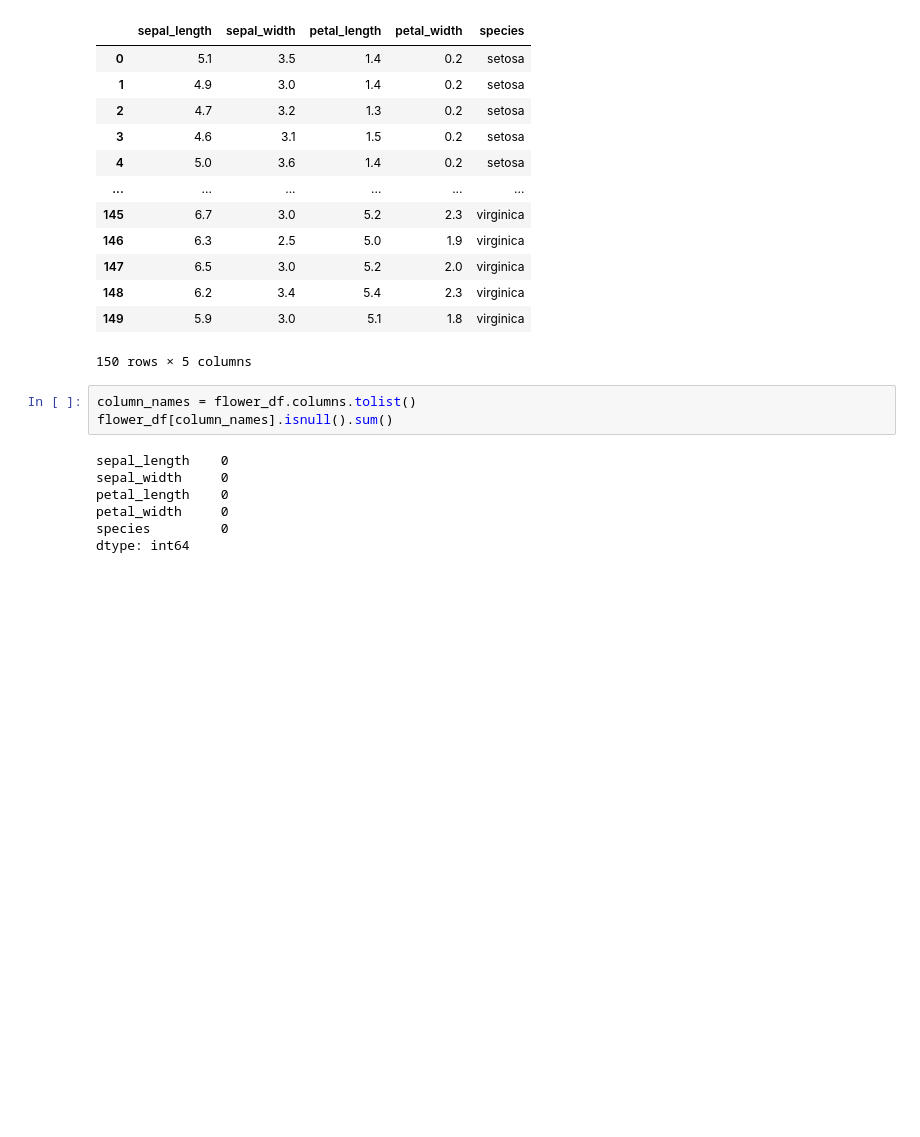
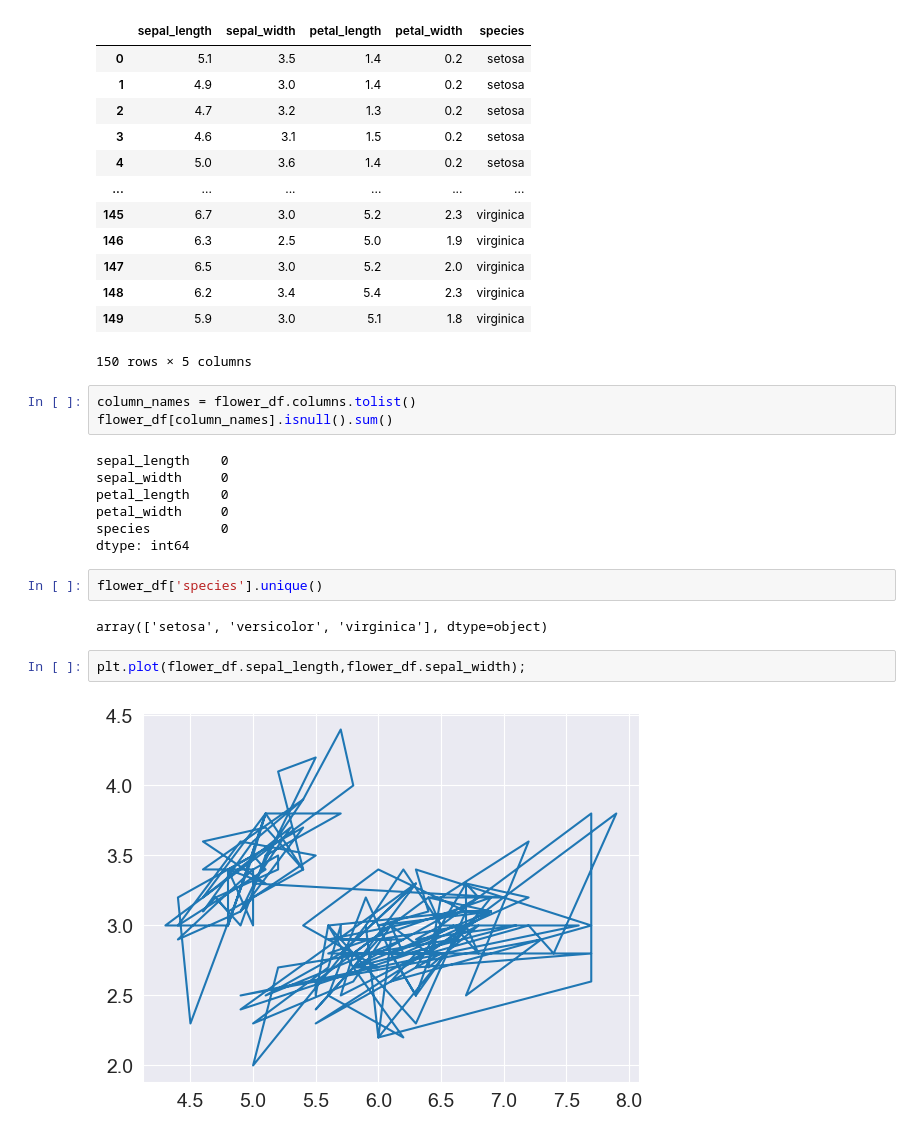
Before and after one commit to root459/DATAanalysis, a Jupyter notebook: datavisualization.ipynb, the cells around one changed output. Cells and saved outputs as stored; diff of their text form; blank space fills up the shorter version.

```diff
--- a/datavisualization.ipynb
+++ b/datavisualization.ipynb
@@ -197,3 +226,11 @@ petal_length    0
 petal_width     0
 species         0
 dtype: int64
+# %%
+flower_df['species'].unique()
+# %% [output]
+array(['setosa', 'versicolor', 'virginica'], dtype=object)
+# %%
+plt.plot(flower_df.sepal_length,flower_df.sepal_width);
+# %% [output]
+[figure, added]
```
Also changed, not shown: parts of 9 cells of this notebook.
